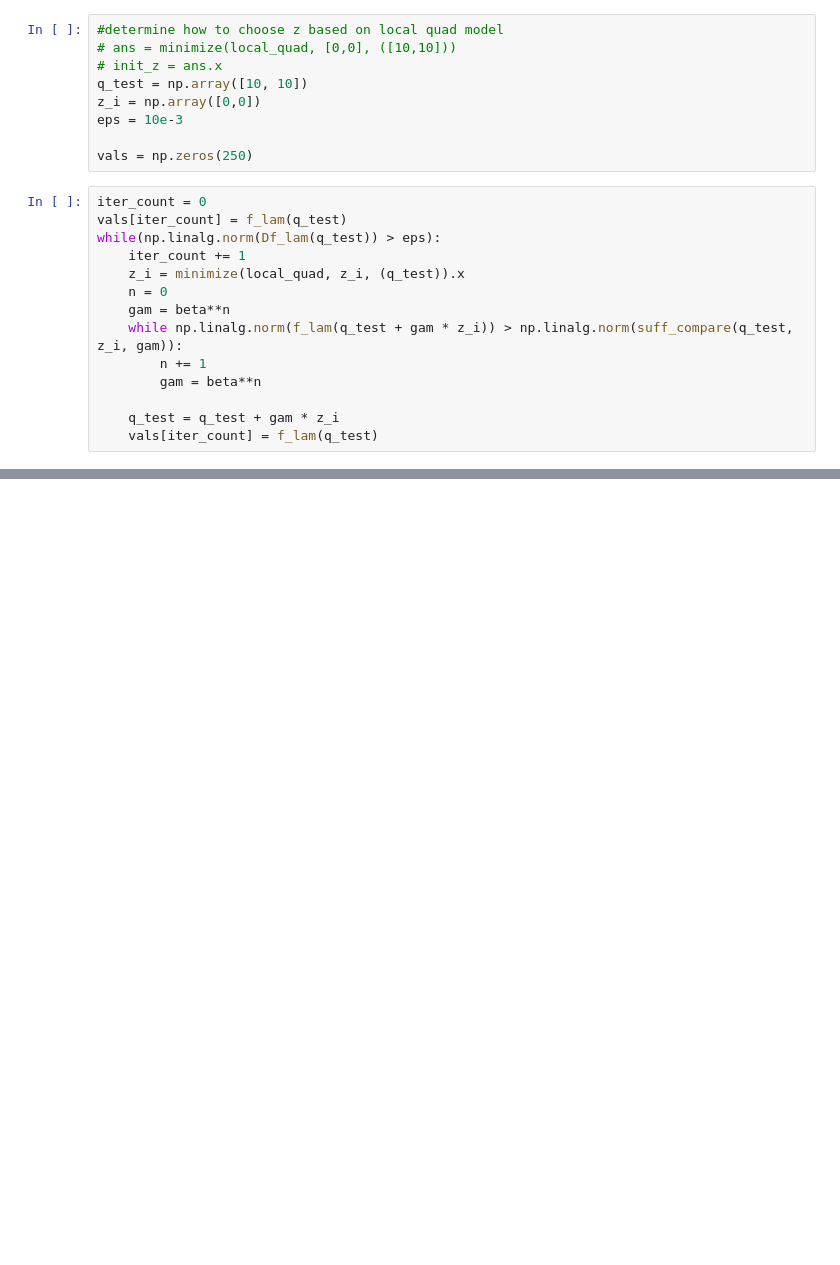
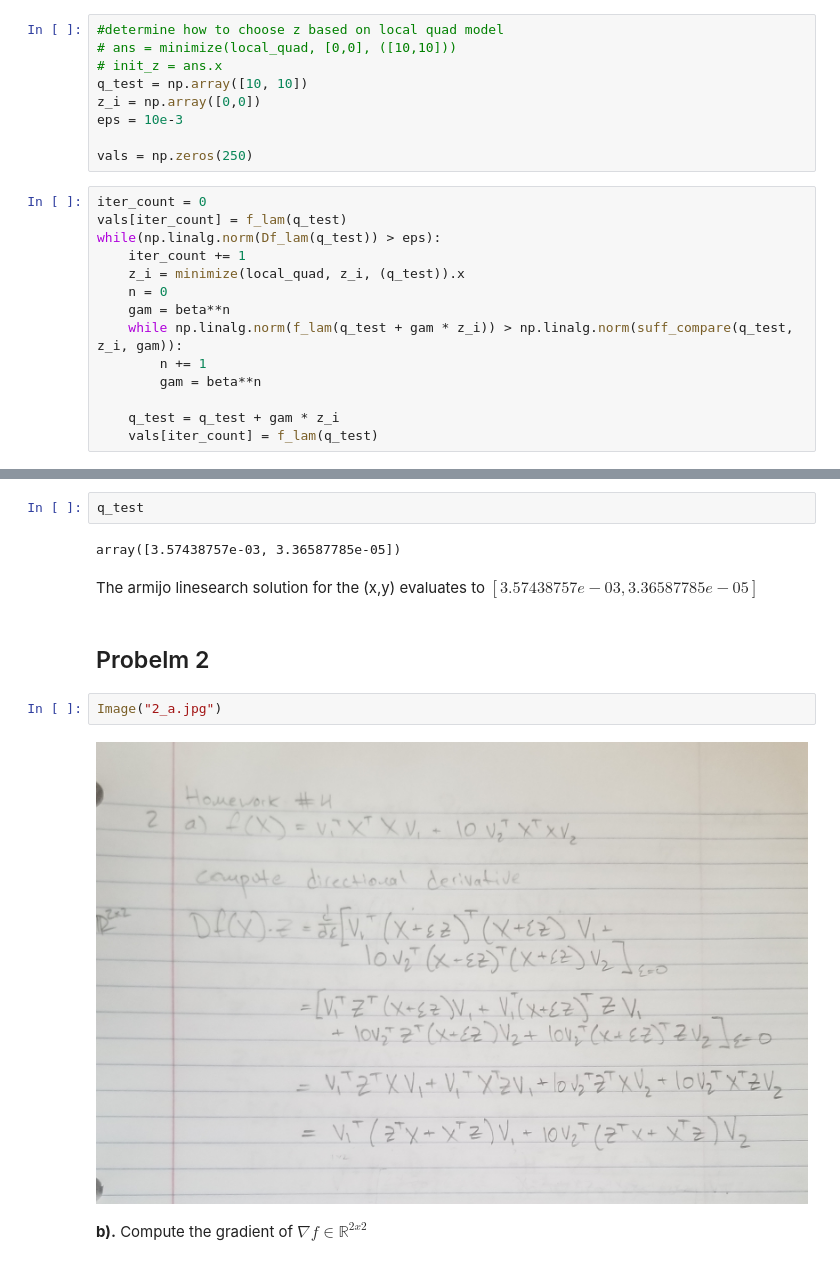
Before and after one commit to JCohner/spring2020, a Jupyter notebook: OptControl/HW4/Homework4.ipynb, the cells around one changed output, grey strips where cells are left out. Drawn from its saved outputs; the diff is of its cells as text; blank space fills up the shorter version.

```diff
--- a/OptControl/HW4/Homework4.ipynb
+++ b/OptControl/HW4/Homework4.ipynb
@@ -69,3 +70,17 @@ plt.show()
 [interactive output not drawn]
 [interactive output not drawn]
 [interactive output not drawn]
+# %%
+q_test
+# %% [output]
+array([3.57438757e-03, 3.36587785e-05])
+# %% [markdown]
+The armijo linesearch solution for the (x,y) evaluates to $[3.57438757e-03, 3.36587785e-05]$
+# %% [markdown]
+## Probelm 2
+# %%
+Image("2_a.jpg")
+# %% [output]
+[figure, added]
+# %% [markdown]
+**b).** Compute the gradient of $\nabla f \in \mathbb{R}^{2x2}$
```
Also changed, not shown: parts of 13 cells of this notebook, 4 other files.
